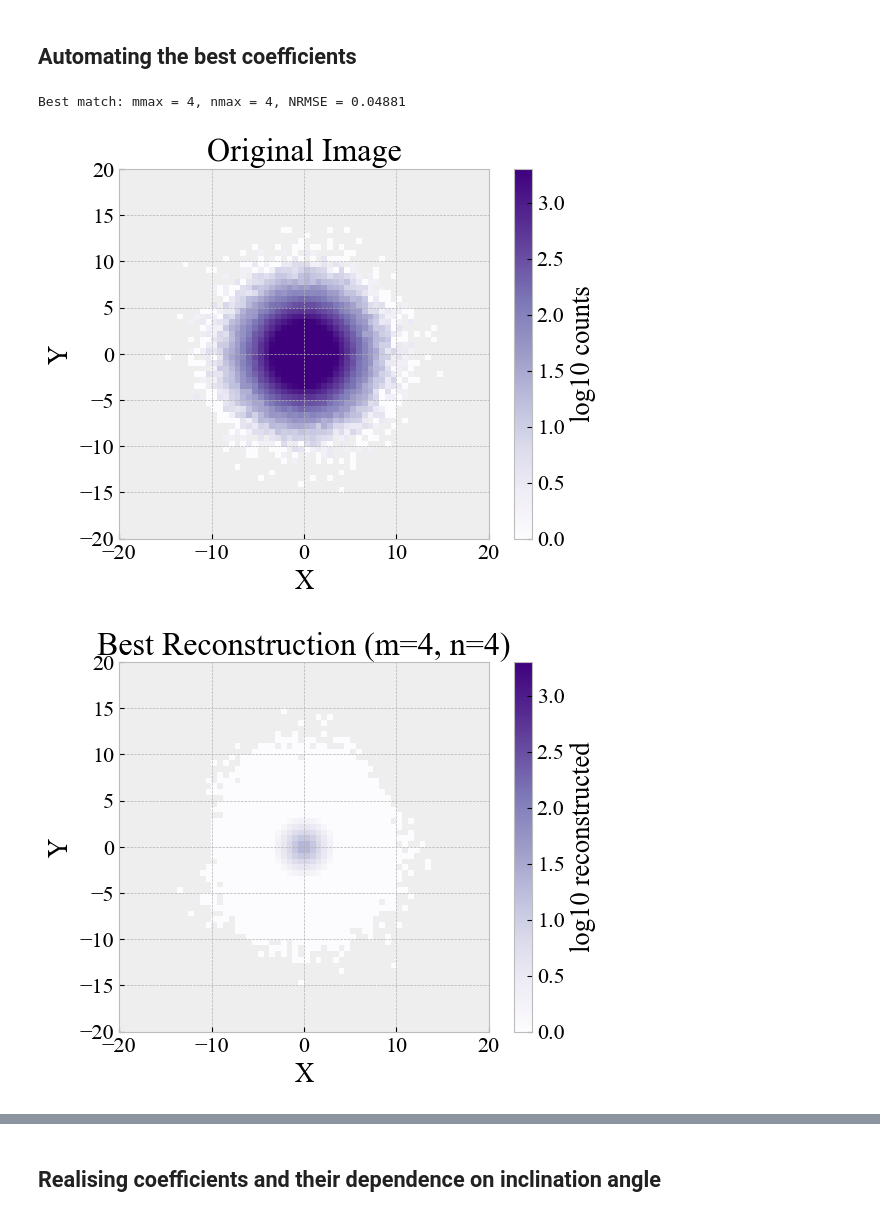
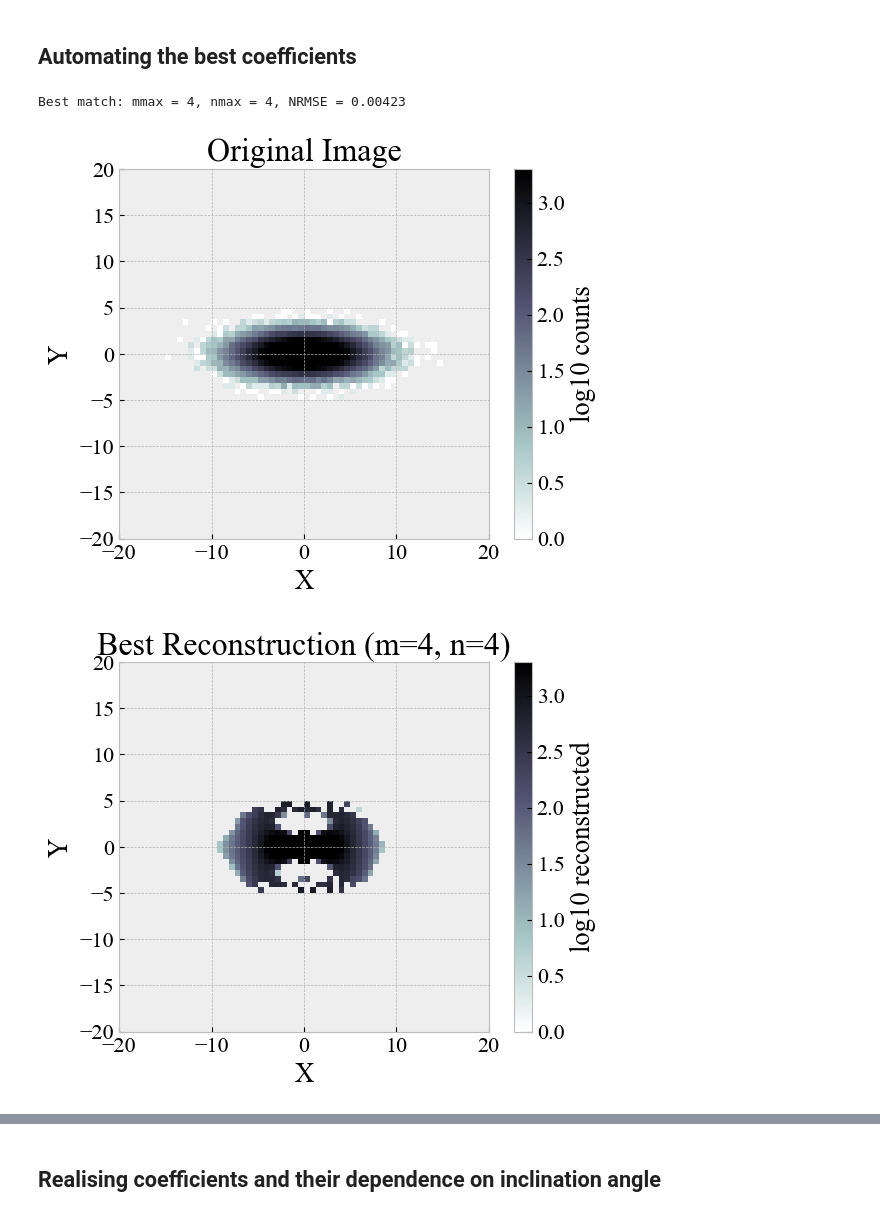
Before and after one commit to michael-petersen/GalaxyIncIinations, a Jupyter notebook: SimulatedGalaxiesAndExpansions.ipynb, the cells around one changed output, grey strips where cells are left out. Saved outputs shown, nothing was run; the diff lists cells and outputs as text; code cells hidden in the pictures.

```diff
--- a/SimulatedGalaxiesAndExpansions.ipynb
+++ b/SimulatedGalaxiesAndExpansions.ipynb
@@ -30,15 +35,13 @@ D = DiscGalaxy(N=N,a=a)
 ## Manually testing various maximum order
 # %%
 
-rmax = 20.
-nbins = 64
 noise = 0.5
-inclinationvalue = 0.  # degrees
+inclinationvalue = 60.  # degrees
 
-D = DiscGalaxy(N=1000000, a=1.)  # adjust N and a as needed
+D = DiscGalaxy(N=1000000, a=a)  # adjust N and a as needed
 D.rotate_disc(inclinationvalue, 0, 0)
 D.generate_image(rmax=rmax, nbins=nbins, noiselevel=noise)
-
+img_orig = D.img.copy()
 # --- Prepare safe log image ---
 # Replace zero pixels with NaN to avoid log10(-inf) warnings
 safe_img = np.where(D.img > 0, D.img, np.nan)
@@ -46,7 +49,7 @@ log_img = np.log10(safe_img)
 
 # --- Plot the log-scaled image ---
 plt.figure(figsize=(6, 5))
-plt.imshow(log_img, origin='lower', cmap='Purples',
+plt.imshow(log_img, origin='lower', cmap='bone_r',
            extent=[D.x_edges[0], D.x_edges[-1], D.y_edges[0], D.y_edges[-1]],
            vmin=0., vmax=3.3)
 plt.colorbar(label='log10(counts)')
@@ -57,10 +60,10 @@ plt.tight_layout()
 plt.show()
 
 
-m=20
-n=10
+m=4
+n=1
 #Toggle this to see the expansion coefficients and how they change, goal: find the closest match to the image
-E1 = D.make_pointexpansion(m,n,a,noisy=False)
+E1 = D.make_pointexpansion(m,n,a*1.5,noisy=False)
 
 # (re)construct an image from the expansion coefficients
 E1.laguerre_reconstruction(D.r,D.p)
@@ -72,14 +75,15 @@ bins = [D.x_edges, D.y_edges]
 
 recon_img, _, _ = np.histogram2d(x, y, bins=bins, weights=E1.reconstruction)
 counts, _, _ = np.histogram2d(x, y, bins=bins)
-recon_img /= np.maximum(counts, 1)  # avoid div-by-zero
-
+recon_img /= np.maximum(counts, 1)
+recon_img *= np.sum(img_orig) / np.sum(recon_img)
+recon_img = recon_img.T
 # Plot reconstructed image (gridded)
 safe_recon = np.where(recon_img > 0, recon_img, np.nan)
 log_recon = np.log10(safe_recon)
 
 plt.figure(figsize=(6, 5))
-plt.imshow(log_recon, origin='lower', cmap='Purples',
+plt.imshow(log_recon, origin='lower', cmap='bone_r',
            extent=[D.x_edges[0], D.x_edges[-1], D.y_edges[0], D.y_edges[-1]],
            vmin=0., vmax=3.3)
 plt.colorbar(label='log10 reconstructed')
@@ -123,11 +127,9 @@ plt.show() """
 # %% [markdown]
 ## Automating the best coefficients
 # %%
-# Simulated Galaxies and Expansions
-rmax = 20.
-nbins = 64
+
 noise = 0.5
-inclinationvalue = 0.
+inclinationvalue = 70.
 
 D = DiscGalaxy(N=N, a=a)
 D.rotate_disc(inclinationvalue, 0, 0)
@@ -148,7 +150,7 @@ best_E = None
 for m in tqdm(m_values, desc="mmax"):
     for n in n_values:
         try:
-            E = D.make_pointexpansion(m, n, a)
+            E = D.make_pointexpansion(m, n, a*1.5)
             E.laguerre_reconstruction(D.r, D.p)
             recon = E.reconstruction
 
@@ -161,7 +163,8 @@ for m in tqdm(m_values, desc="mmax"):
             recon_img, _, _ = np.histogram2d(x, y, bins=bins, weights=E.reconstruction)
             counts, _, _ = np.histogram2d(x, y, bins=bins)
             recon_img /= np.maximum(counts, 1)
-
+            recon_img *= np.sum(img_orig) / np.sum(recon_img)
+            recon_img = recon_img.T
             # Now compare to original image
             mask = np.isfinite(img_orig) & np.isfinite(recon_img)
             nrmse = np.sqrt(np.mean((img_orig[mask] - recon_img[mask])**2)) / np.max(img_orig)
@@ -182,41 +185,41 @@ print(f"Best match: mmax = {m_best}, nmax = {n_best}, NRMSE = {best_error:.5f}")
 
 #Original Image Plot
 plt.figure()
-plt.imshow(np.log10(img_orig), origin='lower', cmap='Purples',
+plt.imshow(np.log10(img_orig), origin='lower', cmap='bone_r',
            extent=[x_edges[0], x_edges[-1], y_edges[0], y_edges[-1]],
            vmin=0., vmax=3.3)
 plt.colorbar(label='log10 counts')
 plt.title("Original Image")
 plt.xlabel('X')
 plt.ylabel('Y')
 plt.show()
 
 # Plot: Best Reconstruction
 plt.figure()
 safe_recon = np.where(recon_img > 0, recon_img, np.nan)
 log_recon = np.log10(safe_recon)
 
-plt.imshow(log_recon, origin='lower', cmap='Purples',
+plt.imshow(log_recon, origin='lower', cmap='bone_r',
            extent=[x_edges[0], x_edges[-1], y_edges[0], y_edges[-1]],
            vmin=0., vmax=3.3)
 plt.colorbar(label='log10 reconstructed')
 plt.title(f"Best Reconstruction (m={m_best}, n={n_best})")
 plt.xlabel("X")
 plt.ylabel("Y")
 plt.show()
 
 difference = img_orig - recon_img
 
 plt.figure()
 plt.imshow(difference, origin='lower', cmap='coolwarm',
            extent=[x_edges[0], x_edges[-1], y_edges[0], y_edges[-1]],
            vmin=-30, vmax=30)
 plt.colorbar(label='Image - Reconstruction')
 plt.title("Difference Image")
 plt.xlabel("X")
 plt.ylabel("Y")
 plt.show()
 # %% [output]
-Best match: mmax = 4, nmax = 4, NRMSE = 0.04881
+Best match: mmax = 4, nmax = 4, NRMSE = 0.00423
-[figure, old version]
+[figure, new version]
-[figure, old version]
+[figure, new version]
```
Also changed, not shown: parts of 8 cells of this notebook, 10 other files.
